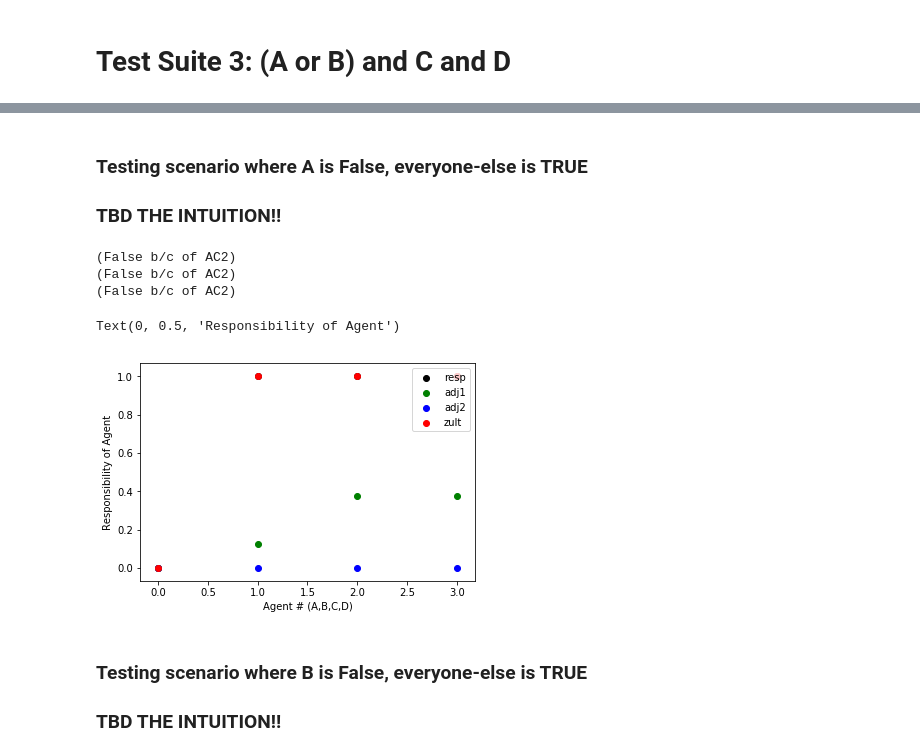
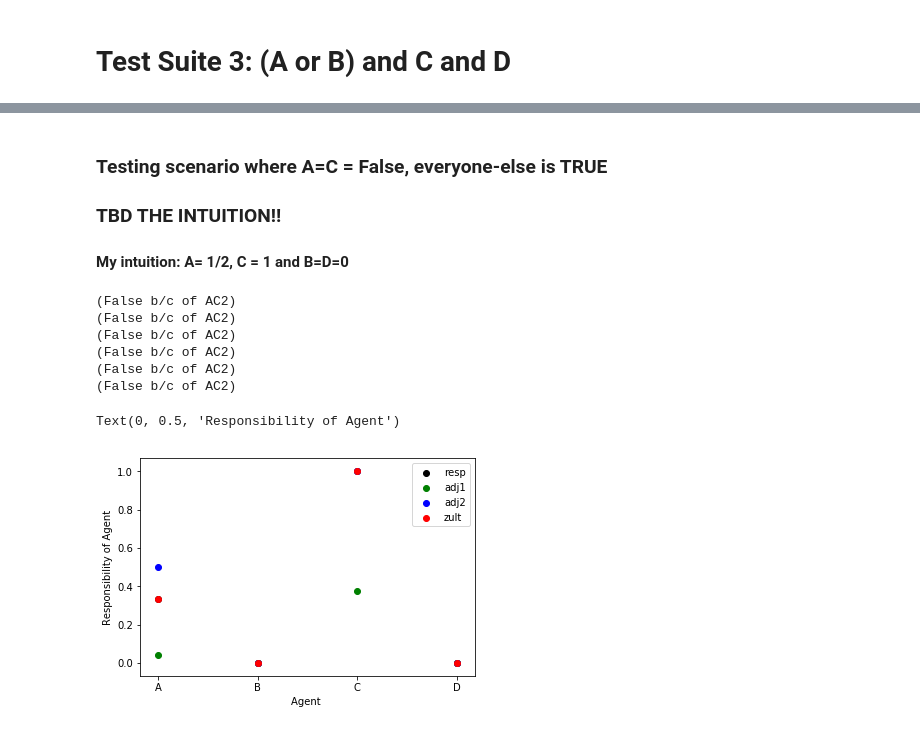
Before and after one commit to akashgokul/Causal_Research, a Jupyter notebook: Halpern-Pearl (Original Defn) Implementation.ipynb, the cells around one changed output, grey strips where cells are left out. Drawn from its saved outputs; the diff is of its cells as text; code cells hidden in the pictures.

```diff
--- a/Halpern-Pearl (Original Defn) Implementation.ipynb
+++ b/Halpern-Pearl (Original Defn) Implementation.ipynb
@@ -1845,7 +1833,7 @@ adj_1 = []
 adj_2 = []
 adj_z = []
 U = [True]
-V = [True]
+V = [True,True]
 R = [(False,True)]
 F = [None,disjunc]
 for i in range(4):
@@ -2000,7 +1976,7 @@ adj_1 = []
 adj_2 = []
 adj_z = []
 U = [True,True]
-V = [True]
+V = [True,False]
 R = [(False,True)]
 F = [None,conj]
 for i in range(4):
@@ -2058,7 +2029,7 @@ adj_1 = []
 adj_2 = []
 adj_z = []
 U = [True,True]
-V = [False]
+V = [False,False]
 R = [(False,True)]
 F = [None,conj]
 for i in range(4):
@@ -2085,6 +2056,6 @@ plt.plot(num_agents,adj_1, color = 'green',label='adj1')
 plt.plot(num_agents,adj_2, color = 'blue',label='adj2')
 plt.plot(num_agents,adj_z, color = 'red',label = 'zult')
 plt.legend(loc='upper right')
-plt.xlabel('Number of True Agents')
+plt.xlabel('Number of False Agents')
 plt.ylabel('Responsibility of P')
 # %% [output]
@@ -2152,46 +2293,50 @@ Text(0, 0.5, 'Responsibility of Agent')
 # %% [markdown]
-### Testing scenario where A is False, everyone-else is TRUE
+### Testing scenario where A=C = False, everyone-else is TRUE
 ### TBD THE INTUITION!!
+#### My intuition: A= 1/2, C = 1 and B=D=0
 # %%
 def scenario(U,V):
     return (V[0] or V[1]) and V[2] and V[3]
 
 U = [True for i in range(4)]
-V = [False] + [True for i in range(4)]
+V = [True for i in range(5)]
+V[0] = False
+V[2] = False
+V[4] = False
 R = [(False,True) for i in range(5)]
 F = [None for i in range(4)] + [scenario]
 Scenario_Model = Causal_Model(U,V,R,F)
 og_r=[]
 adj_1=[]
 adj_2 = []
 adj_z = []
 for i in range(4):
     X = [V[i]]
     X_index = [i]
     r = Scenario_Model.responsibility(X,X_index,V[-1],scenario,True)
     og_r.append(r)
     adj_1.append(Scenario_Model.adj_responsibility(X,X_index,1,V[-1],scenario,True))
     adj_zult = Scenario_Model.adj_responsibility_2m(X,X_index,1,V[-1],scenario,True)
     adj_2.append(adj_zult[0])
     adj_z.append(adj_zult[1])
-num_agents = np.asarray([i for i in range(4)])
+num_agents = np.asarray(['A','B','C','D'])
 og_r = np.asarray(og_r)
 adj_1 = np.asarray(adj_1)
 adj_2 = np.asarray(adj_2)
 adj_z = np.asarray(adj_z)
 plt.scatter(num_agents,og_r, color = 'black',label = 'resp')
 plt.scatter(num_agents,adj_1, color = 'green',label='adj1')
 plt.scatter(num_agents,adj_2, color = 'blue',label='adj2')
 plt.scatter(num_agents,adj_z, color = 'red',label = 'zult')
 plt.legend(loc='upper right')
-plt.xlabel('Agent # (A,B,C,D)')
+plt.xlabel('Agent ')
 plt.ylabel('Responsibility of Agent')
 # %% [output]
 (False b/c of AC2)
 (False b/c of AC2)
 (False b/c of AC2)
+(False b/c of AC2)
+(False b/c of AC2)
+(False b/c of AC2)
 Text(0, 0.5, 'Responsibility of Agent')
-[figure, old version]
+[figure, new version]
-# %% [markdown]
-### Testing scenario where B is False, everyone-else is TRUE
-### TBD THE INTUITION!!
```
Also changed, not shown: parts of 24 cells of this notebook.
